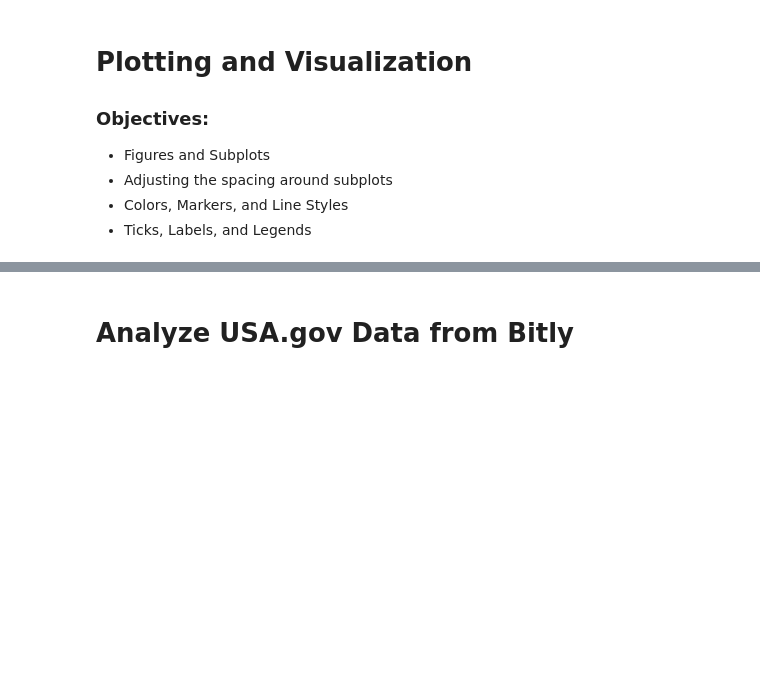
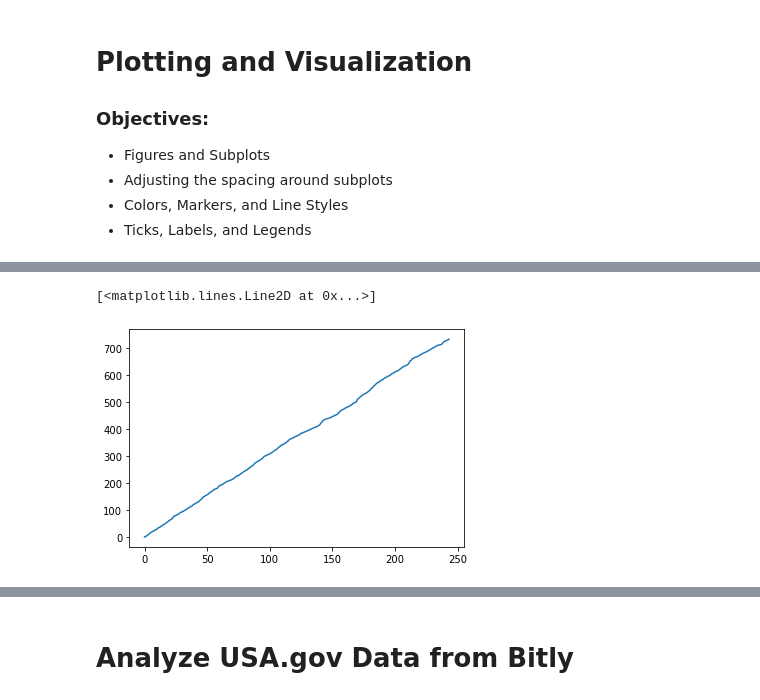
Before and after one commit to OmarInCS/data-analysis-visulization-python, a Jupyter notebook: week4/day1/lesson-11-visualization.ipynb, the cells around one changed output, grey strips where cells are left out. Saved outputs shown, nothing was run; the diff lists cells and outputs as text; code cells hidden in the pictures; blank space fills up the shorter version.

```diff
--- a/week4/day1/lesson-11-visualization.ipynb
+++ b/week4/day1/lesson-11-visualization.ipynb
@@ -13,3 +13,5 @@ import matplotlib.pyplot as plt
 import seaborn as sns
 # %%
 # read the tips.csv file
+data = pd.read_csv("tips.csv")
+data
@@ -16,4 +32,9 @@ import seaborn as sns
 # %%
 # draw a line chart of the tip column's comulative sum
+cum_col = data["tip"].cumsum()
+plt.plot(cum_col)
+# %% [output]
+[<matplotlib.lines.Line2D at 0x...>]
+[figure, added]
 # %%
 # group the tips by day and draw a bar chart showing tips of each day
```
Also changed, not shown: parts of 22 cells of this notebook, 5 other files.
